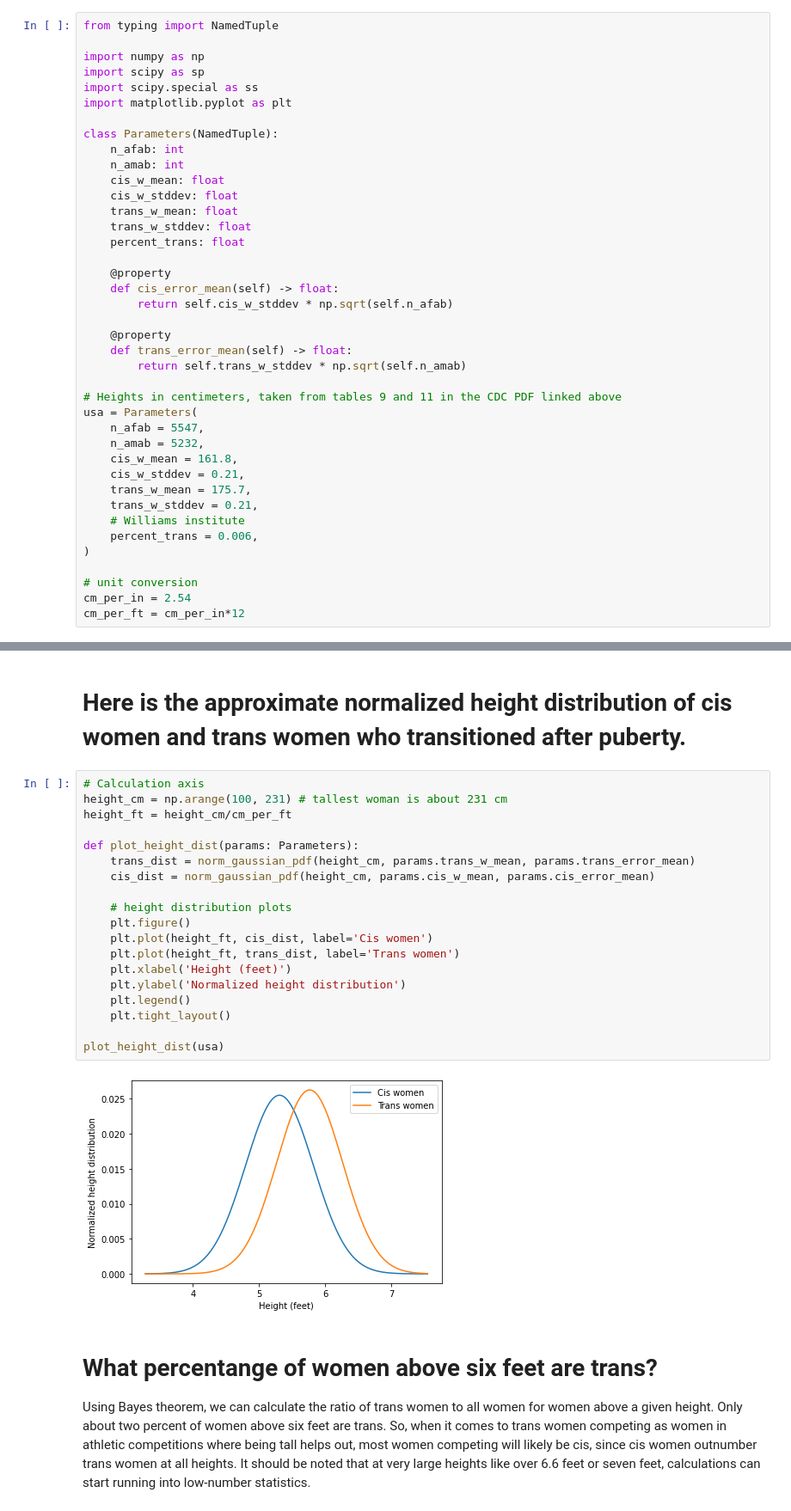
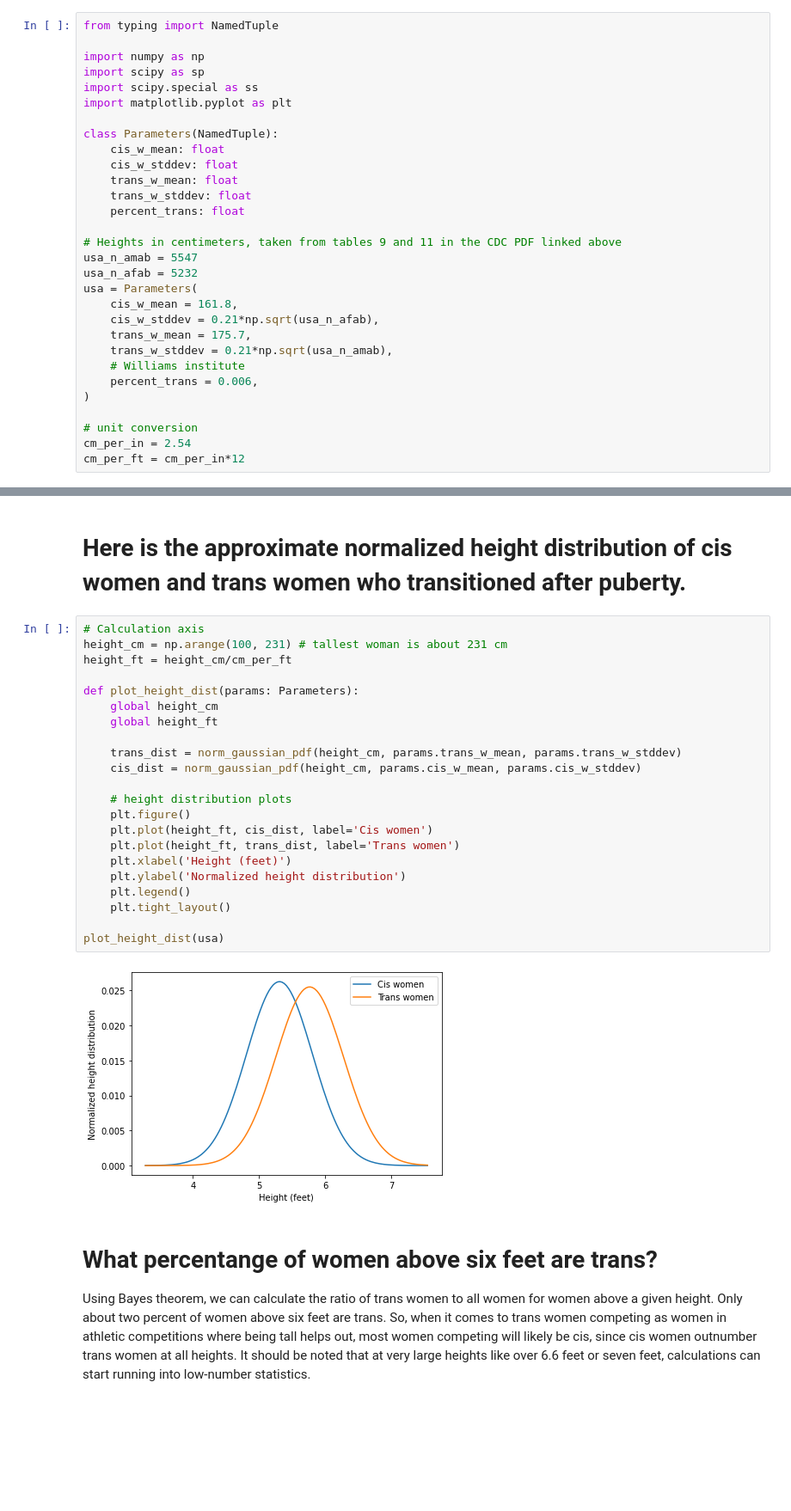
Before and after one commit to domagalski/trans-sports-stats, a Jupyter notebook: prob_trans_height_bayes.ipynb, the cells around one changed output, grey strips where cells are left out. Shown at 86% size. Cells and saved outputs as stored; diff of their text form; blank space fills up the shorter version.

```diff
--- a/prob_trans_height_bayes.ipynb
+++ b/prob_trans_height_bayes.ipynb
@@ -51,30 +53,20 @@ import scipy.special as ss
 import matplotlib.pyplot as plt
 
 class Parameters(NamedTuple):
-    n_afab: int
-    n_amab: int
     cis_w_mean: float
     cis_w_stddev: float
     trans_w_mean: float
     trans_w_stddev: float
     percent_trans: float
 
-    @property
-    def cis_error_mean(self) -> float:
-        return self.cis_w_stddev * np.sqrt(self.n_afab)
-
-    @property
-    def trans_error_mean(self) -> float:
-        return self.trans_w_stddev * np.sqrt(self.n_amab)
-
 # Heights in centimeters, taken from tables 9 and 11 in the CDC PDF linked above
+usa_n_amab = 5547
+usa_n_afab = 5232
 usa = Parameters(
-    n_afab = 5547,
-    n_amab = 5232,
     cis_w_mean = 161.8,
-    cis_w_stddev = 0.21,
+    cis_w_stddev = 0.21*np.sqrt(usa_n_afab),
     trans_w_mean = 175.7,
-    trans_w_stddev = 0.21,
+    trans_w_stddev = 0.21*np.sqrt(usa_n_amab),
     # Williams institute
     percent_trans = 0.006,
 )
@@ -146,24 +138,27 @@ def prob_trans_given_height_range(params: Parameters, height: float, h_range: fl
 # %%
 # Calculation axis
 height_cm = np.arange(100, 231) # tallest woman is about 231 cm
 height_ft = height_cm/cm_per_ft
 
 def plot_height_dist(params: Parameters):
-    trans_dist = norm_gaussian_pdf(height_cm, params.trans_w_mean, params.trans_error_mean)
-    cis_dist = norm_gaussian_pdf(height_cm, params.cis_w_mean, params.cis_error_mean)
+    global height_cm
+    global height_ft
+
+    trans_dist = norm_gaussian_pdf(height_cm, params.trans_w_mean, params.trans_w_stddev)
+    cis_dist = norm_gaussian_pdf(height_cm, params.cis_w_mean, params.cis_w_stddev)
 
     # height distribution plots
     plt.figure()
     plt.plot(height_ft, cis_dist, label='Cis women')
     plt.plot(height_ft, trans_dist, label='Trans women')
     plt.xlabel('Height (feet)')
     plt.ylabel('Normalized height distribution')
     plt.legend()
     plt.tight_layout()
 
 plot_height_dist(usa)
 # %% [output]
-[figure, old version]
+[figure, new version]
 # %% [markdown]
 # What percentange of women above six feet are trans?
 
```
Also changed, not shown: parts of 7 cells of this notebook, 1 other file.
